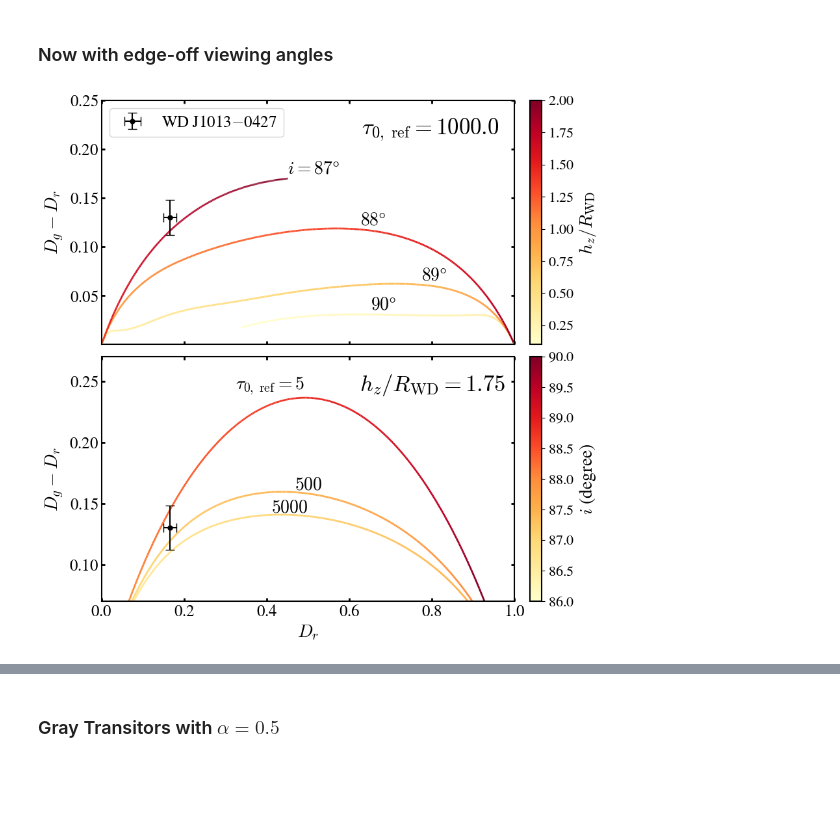
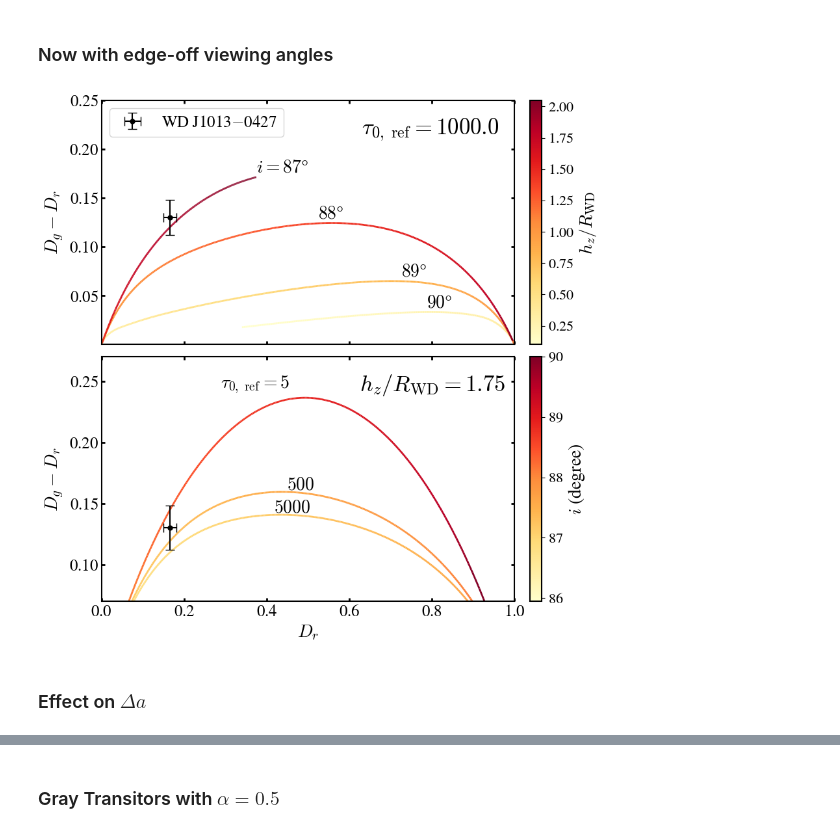
Before and after one commit to Soumin1908/wd_thick_disk_models, a Jupyter notebook: modeling_tranists.ipynb, the cells around one changed output, grey strips where cells are left out. Cells and saved outputs as stored; diff of their text form; code cells hidden in the pictures; blank space fills up the shorter version.

```diff
--- a/modeling_tranists.ipynb
+++ b/modeling_tranists.ipynb
@@ -190,8 +190,8 @@ def compute_inclined(z, hz, incl, name = 'gaussian', a=100.0, deltaa=10.0):
 
 
     # define the integration limits
-    integ_low = h_in_disk - deltaa/(2.0*np.tan(irad))
-    integ_high = h_in_disk + deltaa/(2.0*np.tan(irad))
+    integ_low = h_in_disk
+    integ_high = h_in_disk + deltaa/(1.0*np.tan(irad))
 
     # compute the integration
     #return quad(vert_str, integ_low, integ_high, args=(hz, name, 0.0), limit = 200)[0]/(deltaa*np.cos(irad))
@@ -207,7 +207,7 @@ hz: the height of disk (as defined in draft)
 lamb: wavelength (in micron)
 alpha: the angstrom emponent
 '''
-def depth_func(z, lamb, tau0, hz, alpha, name='gaussian', z0=0, incl = 'None'):
+def depth_func(z, lamb, tau0, hz, alpha, name='gaussian', z0=0, incl = 'None', a=95.0, deltaa=10.0):
 
     intensity_per_aa = bb(lamb * u.micron).value
 
@@ -221,7 +221,7 @@ def depth_func(z, lamb, tau0, hz, alpha, name='gaussian', z0=0, incl = 'None'):
     if (incl=='None') or (incl==90.0):
         fact2exp = vert_str(z, hz, name, z0)
     else:
-        fact2exp = compute_inclined(z, hz, incl, name)
+        fact2exp = compute_inclined(z, hz, incl, name, a, deltaa)
 
     fact3 = np.exp(-fact1exp * fact2exp)
 
@@ -399,10 +399,7 @@ alpha = 3
 incls = np.array([90, 89, 88, 87])
 
 ## Choose a range of h_zs
-hzs = np.arange(0.1, 2.1, 0.1)
-
-ztfg_minus_ztfr_high_tau = []
-ztfr_depth_high_tau = []
+hzs = np.arange(0.1, 2.1, 0.05)
 
 ztfg_minus_ztfr_high_tau_inclined = []
 ztfr_depth_high_tau_inclined = []
@@ -421,10 +418,10 @@ for incli in trange(len(incls)):
         hz = hzs[hzi]
 
         bp = survey_bandpasses[0]
-        depthg_incl = integrate_2d(depth_func, -1.0, 1.0, bp[0], bp[1], args=(tau0, hz, alpha, 'gaussian', 0.0, incl))/quad(bb_int, bp[0], bp[1], args = [1])[0]
+        depthg_incl = integrate_2d(depth_func, -1.0, 1.0, bp[0], bp[1], args=(tau0, hz, alpha, 'gaussian', 0.0, incl, 100.0, 10.0))/quad(bb_int, bp[0], bp[1], args = [1])[0]
 
         bp = survey_bandpasses[2]
-        depthr_incl = integrate_2d(depth_func, -1.0, 1.0, bp[0], bp[1], args=(tau0, hz, alpha, 'gaussian', 0.0, incl))/quad(bb_int, bp[0], bp[1], args = [1])[0]
+        depthr_incl = integrate_2d(depth_func, -1.0, 1.0, bp[0], bp[1], args=(tau0, hz, alpha, 'gaussian', 0.0, incl, 100.0, 10.0))/quad(bb_int, bp[0], bp[1], args = [1])[0]
 
         ztfg_minus_ztfr.append(-depthg_incl+depthr_incl)
         ztfr_depth.append(1-depthr_incl)
@@ -447,11 +444,7 @@ alpha = 3.0
 
 taus = np.array([5, 500, 5000])
 
-#incls = np.array([90, 89.75, 89.5, 89.25, 89, 88.75, 88.5, 88.25, 88, 87.75, 87.5, 87.25, 87, 86.75, 86.5, 86.25, 86])
-incls = np.arange(90, 85.9, -0.1)
-
-ztfg_minus_ztfr_high_tau = []
-ztfr_depth_high_tau = []
+incls = np.arange(90, 85.9, -0.05)
 
 ztfg_minus_ztfr_high_hz_inclined = []
 ztfr_depth_high_hz_inclined = []
@@ -468,10 +461,10 @@ for taui in trange(len(taus)):
         incl = incls[incli]
 
         bp = survey_bandpasses[0]
-        depthg_incl = integrate_2d(depth_func, -1.0, 1.0, bp[0], bp[1], args=(tau0, hz, alpha, 'gaussian', 0.0, incl))/quad(bb_int, bp[0], bp[1], args = [1])[0]
+        depthg_incl = integrate_2d(depth_func, -1.0, 1.0, bp[0], bp[1], args=(tau0, hz, alpha, 'gaussian', 0.0, incl, 100.0, 10.0))/quad(bb_int, bp[0], bp[1], args = [1])[0]
 
         bp = survey_bandpasses[2]
-        depthr_incl = integrate_2d(depth_func, -1.0, 1.0, bp[0], bp[1], args=(tau0, hz, alpha, 'gaussian', 0.0, incl))/quad(bb_int, bp[0], bp[1], args = [1])[0]
+        depthr_incl = integrate_2d(depth_func, -1.0, 1.0, bp[0], bp[1], args=(tau0, hz, alpha, 'gaussian', 0.0, incl, 100.0, 10.0))/quad(bb_int, bp[0], bp[1], args = [1])[0]
 
         ztfg_minus_ztfr.append(-depthg_incl+depthr_incl)
         ztfr_depth.append(1-depthr_incl)
@@ -495,7 +488,7 @@ ax = fig.add_subplot(gs[0,0])
 
 incls = np.array([90, 89, 88, 87])
 
-hzs = np.arange(0.1, 2.1, 0.1)
+hzs = np.arange(0.1, 2.1, 0.05)
 
 for j in range(len(incls)):
 
@@ -543,7 +536,7 @@ ax.legend(loc='upper left', fontsize=18)
 ax = fig.add_subplot(gs[1,0])
 
 #incls = np.array([90, 89.75, 89.5, 89.25, 89, 88.75, 88.5, 88.25, 88, 87.75, 87.5, 87.25, 87, 86.75, 86.5, 86.25, 86])
-incls = np.arange(90, 85.9, -0.1)
+incls = np.arange(90, 85.9, -0.05)
 
 taus = np.array([5, 500, 5000])
 
@@ -561,31 +554,33 @@ for j in range(len(taus)):
 
     select = ztfr_depth<1.0
 
     _, lc = plot_smooth_colored_line(ztfr_depth[select], ztfg_minus_ztfr[select], incls[select], ax=ax,
                                      colorbar = False, cmap = 'YlOrRd', cmap_limits=[incls[-1], incls[0]])
 
     if j==(len(taus)-1):
 
         cbar = plt.colorbar(lc, ax=ax, pad = 0.03)
         cbar.set_label(r'$i$ (degree)', fontsize=20)        # Label font size
         cbar.ax.tick_params(labelsize=16)
 
 ax.set_ylim(0.07,0.27)
 ax.set_xlim(0.00,1.0)
 
 ax.errorbar(0.166, 0.13, xerr = 0.016, yerr = 0.018, ms=5, marker = 'o', c='k', zorder = 100,
                barsabove = False, ecolor = 'k', capsize = 5, label = r'WD J1013$-$0427', ls = 'None')
 
 ax.tick_params(axis='x', which='both',direction='in',top=True,right=True,labelsize=18, width=2)
 ax.tick_params(axis='y', which='both',direction='in',top=True,right=True,labelsize=18, width=2)
 
 ax.set_ylabel(r'$D_g-D_r$', fontsize = 20)
 ax.set_xlabel(r'$D_r$', fontsize = 20)
 
 ax.text(0.625, 0.242, r'$h_{z}/R_{\rm WD}=1.75$', fontsize = 25)
 
 #plt.savefig('./inclination_effect.png', bbox_inches='tight', dpi = 200)
 
 plt.show()
 # %% [output]
-[figure, old version]
+[figure, new version]
+# %% [markdown]
+### Effect on $\Delta a$
```
Also changed, not shown: parts of 4 cells of this notebook.
